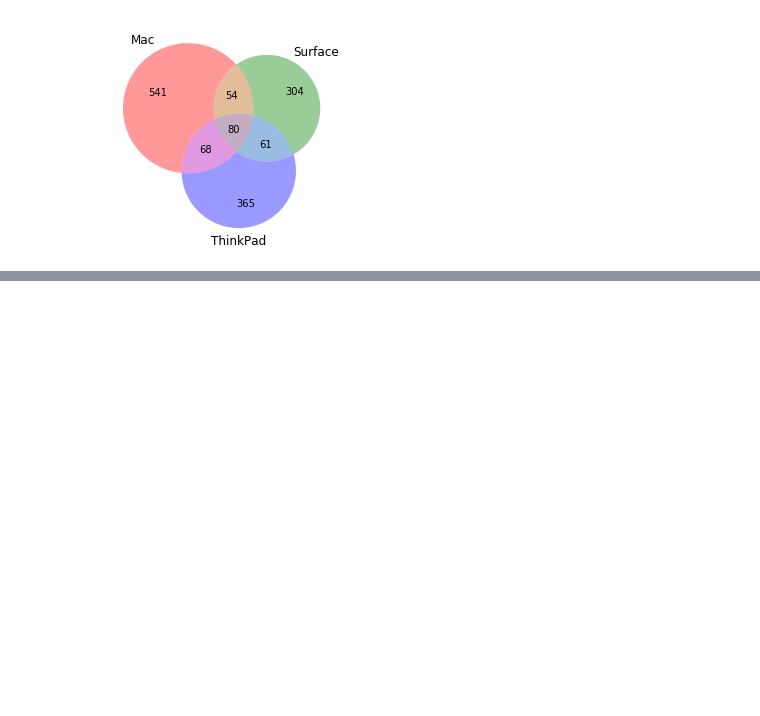
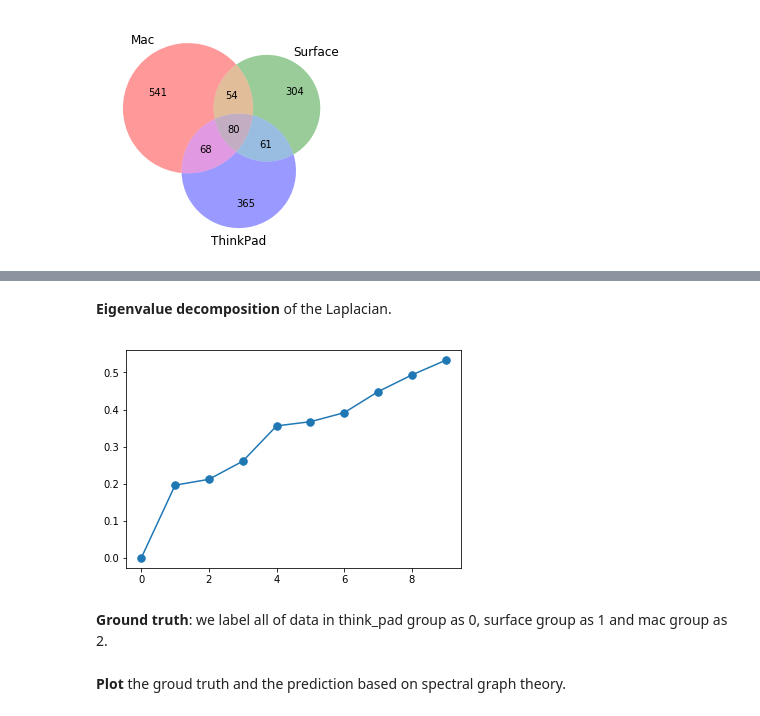
Before and after one commit to xiangzhemeng/Amazon-Electronic-Product-Network-Analysis, a Jupyter notebook: project main notebook.ipynb, the cells around one changed output, grey strips where cells are left out. Drawn from its saved outputs; the diff is of its cells as text; code cells hidden in the pictures; blank space fills up the shorter version.

Commit message:
add 3-group analysis

```diff
--- a/project main notebook.ipynb
+++ b/project main notebook.ipynb
@@ -731,0 +846,11 @@ Now, we have 541 Mac, 438 Surface, 494 ThinkPad.
+# %% [markdown]
+**Eigenvalue decomposition** of the Laplacian.
+# %%
+from scipy import sparse, stats, spatial
+laplacian = sparse.csr_matrix(laplacian)
+eigenvalues, eigenvectors = sparse.linalg.eigsh(laplacian, k=10, which='SM')
+plt.plot(eigenvalues, '.-', markersize=15);
+# %% [output]
+[figure, added]
+# %% [markdown]
+**Ground truth**: we label all of data in think_pad group as 0, surface group as 1 and mac group as 2.
@@ -731,0 +862,2 @@ Now, we have 541 Mac, 438 Surface, 494 ThinkPad.
+# %% [markdown]
+**Plot** the groud truth and the prediction based on spectral graph theory.
```
Also changed, not shown: parts of 71 cells of this notebook.
